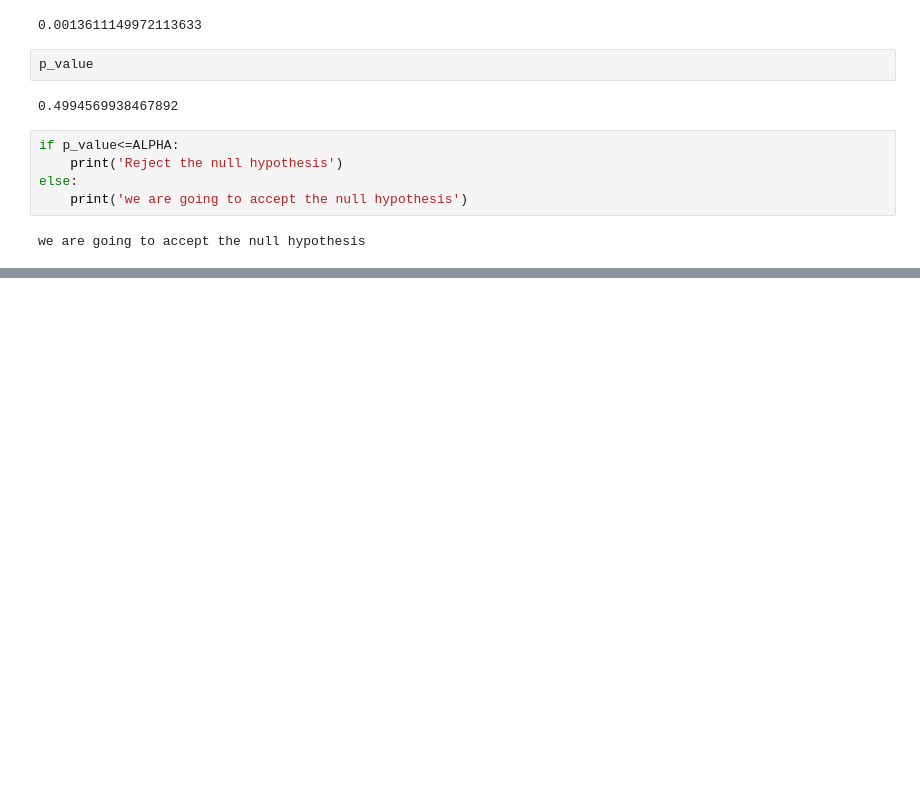
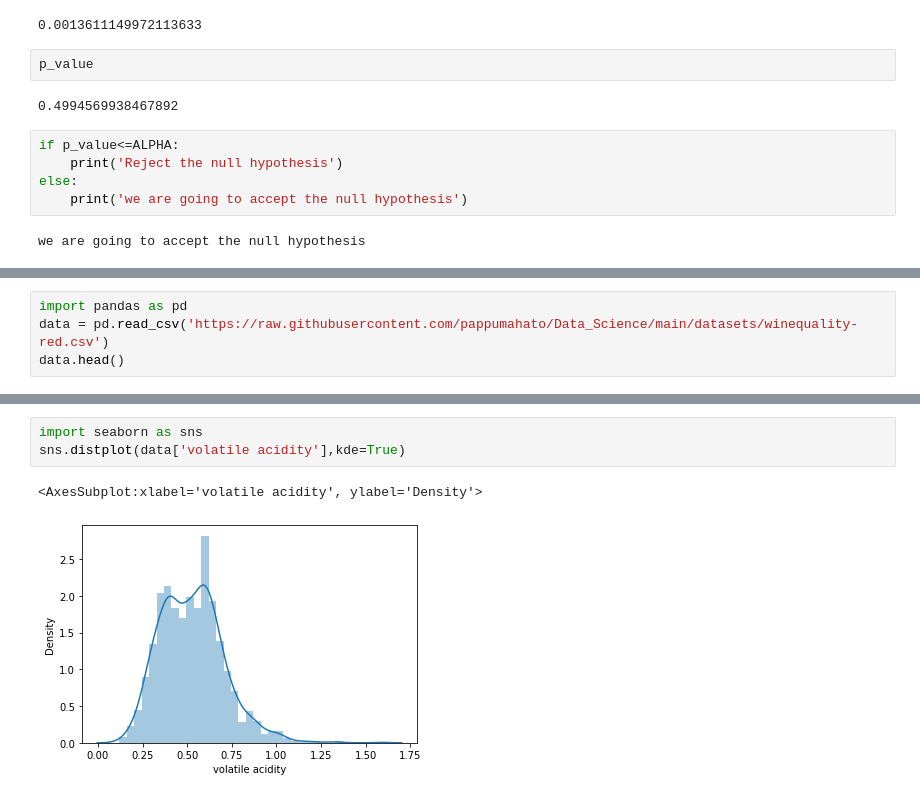
Before and after one commit to pappumahato/data_science, a Jupyter notebook: stats_eda/python_stats_2.ipynb, the cells around one changed output, grey strips where cells are left out. Saved outputs shown, nothing was run; the diff lists cells and outputs as text; blank space fills up the shorter version.

```diff
--- a/stats_eda/python_stats_2.ipynb
+++ b/stats_eda/python_stats_2.ipynb
@@ -301,3 +301,7 @@ we are going to accept the null hypothesis
 # 3. t test
 # 4. chi square test
 # 5. annova test
+# %%
+import pandas as pd
+data = pd.read_csv('https://raw.githubusercontent.com/pappumahato/Data_Science/main/datasets/winequality-red.csv')
+data.head()
@@ -303,0 +330,6 @@ we are going to accept the null hypothesis
+# %%
+import seaborn as sns
+sns.distplot(data['volatile acidity'],kde=True)
+# %% [output]
+<AxesSubplot:xlabel='volatile acidity', ylabel='Density'>
+[figure, added]
```
Also changed, not shown: parts of 79 cells of this notebook.
